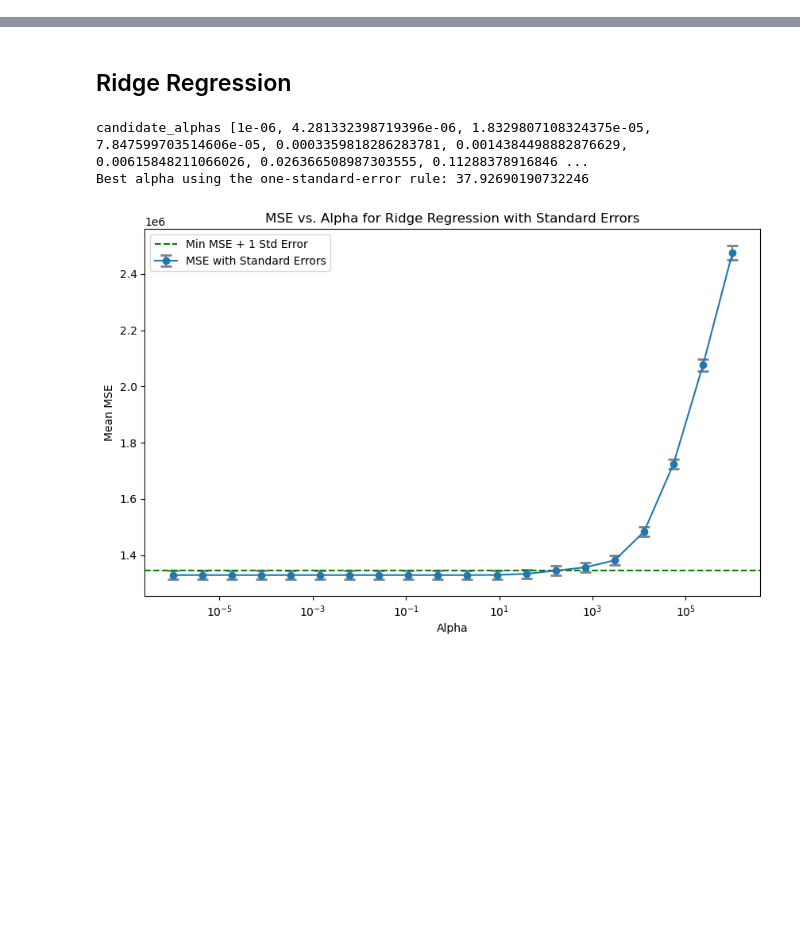
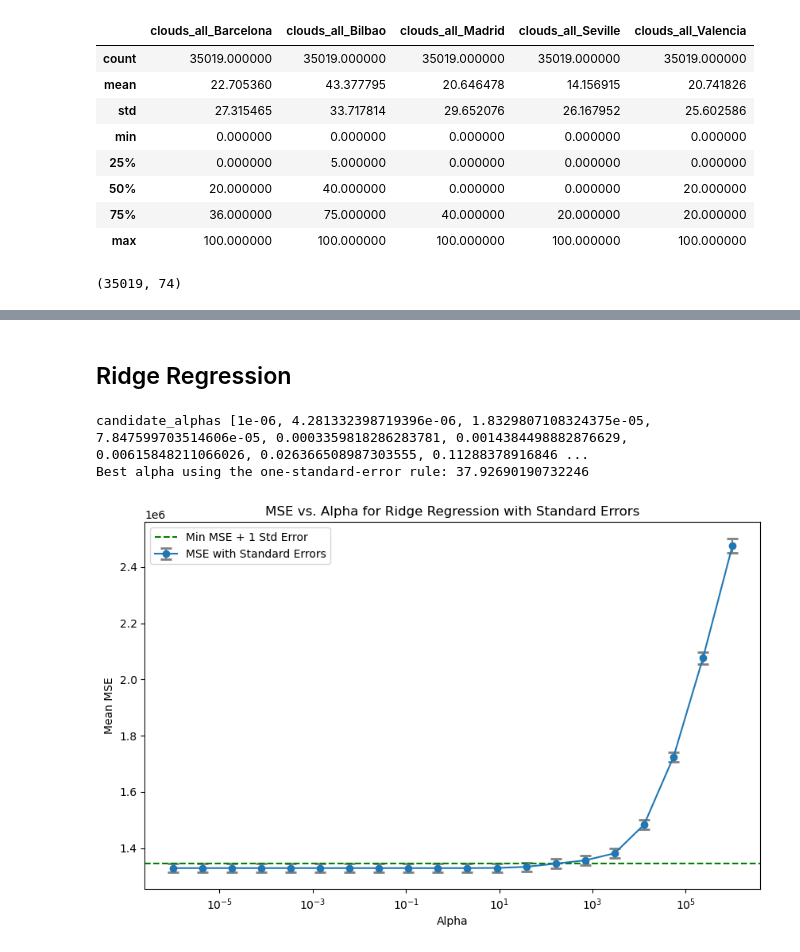
Before and after one commit to MDS-Mountain-Club/MDS_ML_Project, a Jupyter notebook: Regression/linear_regression.ipynb, the cells around one changed output, grey strips where cells are left out. Drawn from its saved outputs; the diff is of its cells as text; code cells hidden in the pictures; blank space fills up the shorter version.

```diff
--- a/Regression/linear_regression.ipynb
+++ b/Regression/linear_regression.ipynb
@@ -42,0 +148,53 @@ df = pd.read_csv('../Data/df_final.csv',index_col="time")
+# %%
+# X features EDA/viz
+
+#Temp
+cols = [col for col in df2.columns if 'temp' in col]
+df2[cols].describe()
+
+#Humidity
+cols = [col for col in df2.columns if 'humidity' in col]
+df2[cols].describe()
+
+#Pressure
+cols = [col for col in df2.columns if 'pressure' in col]
+df2[cols].describe()
+# Drop 2015-02-20 to 2015-02-22
+df3 = df2[df2['pressure_Barcelona'] <= 2000]
+
+#Wind
+cols = [col for col in df3.columns if 'wind' in col]
+df3[cols].describe()
+
+#Rain
+cols = [col for col in df3.columns if 'rain' in col]
+df3[cols].describe()
+
+#Snow
+cols = [col for col in df3.columns if 'snow' in col]
+df3[cols].describe()
+# Drop "always zero" columns
+df4 = df3.drop(columns=['snow_3h_Barcelona', 'snow_3h_Seville'])
+
+#Clouds
+cols = [col for col in df4.columns if 'clouds_all' in col]
+df4[cols].describe()
+# %% [output]
+|  | clouds_all_Barcelona | clouds_all_Bilbao | clouds_all_Madrid | clouds_all_Seville | clouds_all_Valencia |
+| count | 35019.000000 | 35019.000000 | 35019.000000 | 35019.000000 | 35019.000000 |
+| mean | 22.705360 | 43.377795 | 20.646478 | 14.156915 | 20.741826 |
+| std | 27.315465 | 33.717814 | 29.652076 | 26.167952 | 25.602586 |
+| min | 0.000000 | 0.000000 | 0.000000 | 0.000000 | 0.000000 |
+| 25% | 0.000000 | 5.000000 | 0.000000 | 0.000000 | 0.000000 |
+| 50% | 20.000000 | 40.000000 | 0.000000 | 0.000000 | 20.000000 |
+| 75% | 36.000000 | 75.000000 | 40.000000 | 20.000000 | 20.000000 |
+| max | 100.000000 | 100.000000 | 100.000000 | 100.000000 | 100.000000 |
+# %%
+#Check Cor(Xi, Xj)
+df4.drop(columns=y_var).corr()
+#Drop temp_min, temp_max for now (highly correlated with that city's temp)
+cols = [col for col in df3.columns if 'temp_min' in col or 'temp_max' in col]
+df5 = df4.drop(columns=cols)
+df5.shape #(35019, 74)
+# %% [output]
+(35019, 74)
```
Also changed, not shown: parts of 22 cells of this notebook, 1 other file.
